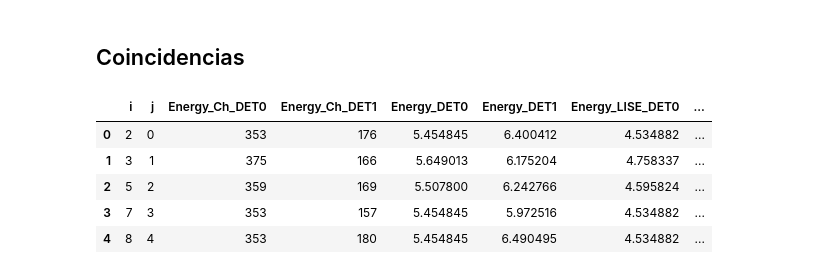
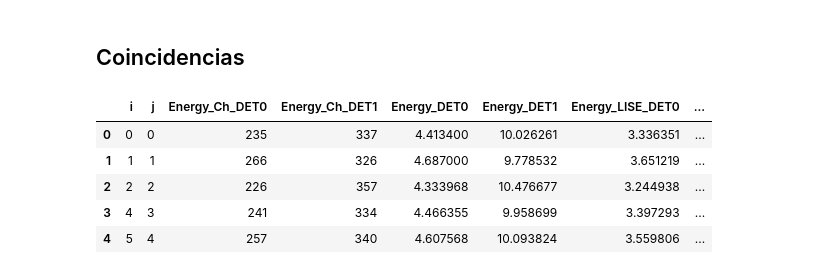
Before and after one commit to lexisantos/CAEN_dataprocess, a Jupyter notebook: analize_bin_root.ipynb, the cells around one changed output. Drawn from its saved outputs; the diff is of its cells as text; code cells hidden in the pictures.

```diff
--- a/analize_bin_root.ipynb
+++ b/analize_bin_root.ipynb
@@ -45,7 +45,7 @@ BINs_2ch
  '20251127_run_protons_rf_tapa_18MeV_2',
  '20251127_run_protons_tapa_18MeV_1']
 # %%
-run =  '20251127_run_protons_tapa_18MeV_1'
+run =  '20251127_run_protons_18MeV_1lexan_1'
 pathBIN = glob.glob(path(folder) + run + '/RAW/*.BIN')[0]
 print('Analizando...\n', pathBIN)
 # %% [output]
@@ -115,12 +116,12 @@ dfBIN = apply_calibration_en(dfBIN, df_coef_LISE, col = 'Energy_Ch', new = 'Ener
 # %%
 df_coinc = df_coincidences(dfBIN, det_0 = 0, det_1 = 1, window_ns = 600, Energy_col= ['Energy_Ch', 'Energy', 'Energy_LISE'])
 # %%
-df_coinc_wo_0 = df_coinc[(df_coinc.Energy_DET0 > 0) & (df_coinc.Energy_DET1 > 0)]
+df_coinc_wo_0 = df_coinc[(df_coinc.Energy_Ch_DET0 > 0) & (df_coinc.Energy_Ch_DET1 > 0)]
 df_coinc_wo_0.head()
 # %% [output]
 |  | i | j | Energy_Ch_DET0 | Energy_Ch_DET1 | Energy_DET0 | Energy_DET1 | Energy_LISE_DET0 | ... |
-| 0 | 2 | 0 | 353 | 176 | 5.454845 | 6.400412 | 4.534882 | ... |
-| 1 | 3 | 1 | 375 | 166 | 5.649013 | 6.175204 | 4.758337 | ... |
-| 2 | 5 | 2 | 359 | 169 | 5.507800 | 6.242766 | 4.595824 | ... |
-| 3 | 7 | 3 | 353 | 157 | 5.454845 | 5.972516 | 4.534882 | ... |
-| 4 | 8 | 4 | 353 | 180 | 5.454845 | 6.490495 | 4.534882 | ... |
+| 0 | 0 | 0 | 235 | 337 | 4.413400 | 10.026261 | 3.336351 | ... |
+| 1 | 1 | 1 | 266 | 326 | 4.687000 | 9.778532 | 3.651219 | ... |
+| 2 | 2 | 2 | 226 | 357 | 4.333968 | 10.476677 | 3.244938 | ... |
+| 3 | 4 | 3 | 241 | 334 | 4.466355 | 9.958699 | 3.397293 | ... |
+| 4 | 5 | 4 | 257 | 340 | 4.607568 | 10.093824 | 3.559806 | ... |
```
Also changed, not shown: parts of 12 cells of this notebook.
